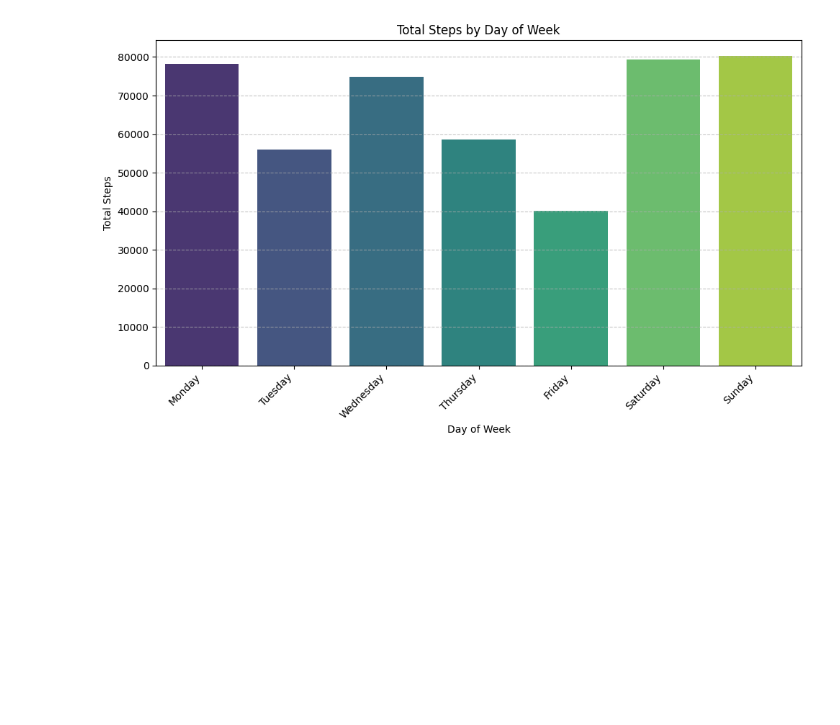
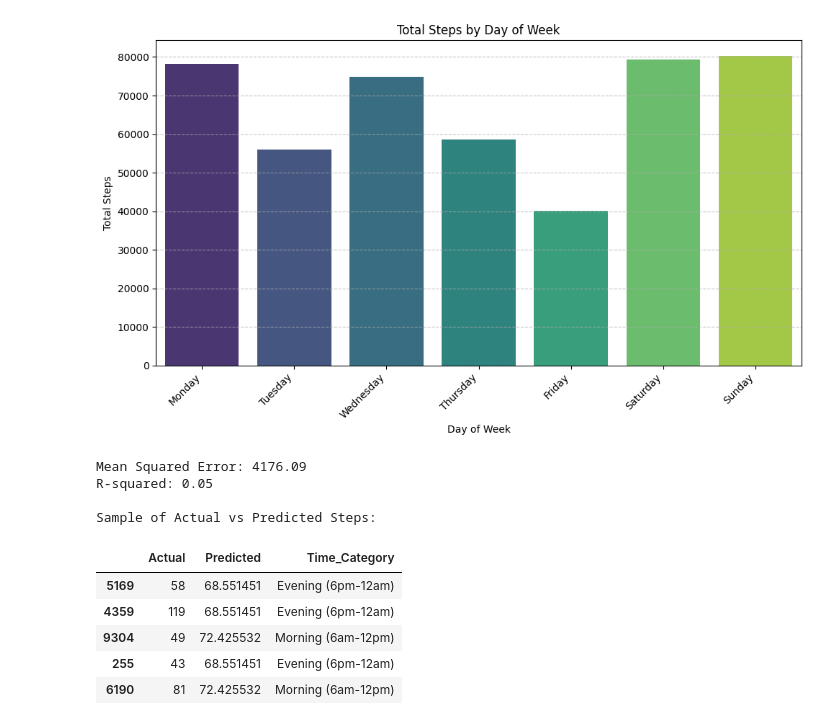
Before and after one commit to Atul723/colab_sheets, a Jupyter notebook: steps.ipynb, the cells around one changed output. Cells and saved outputs as stored; diff of their text form; code cells hidden in the pictures; blank space fills up the shorter version.

Commit message:
applying linear regression on steps

```diff
--- a/steps.ipynb
+++ b/steps.ipynb
@@ -243,3 +243,59 @@ Passing `palette` without assigning `hue` is deprecated and will be removed in v
 
   sns.barplot(x=steps_by_dayofweek.index, y=steps_by_dayofweek.values, palette='viridis')
 [figure]
+# %%
+from sklearn.linear_model import LinearRegression
+from sklearn.preprocessing import OneHotEncoder
+from sklearn.compose import ColumnTransformer
+from sklearn.pipeline import Pipeline
+from sklearn.model_selection import train_test_split
+from sklearn.metrics import mean_squared_error, r2_score
+
+# Prepare data for modeling
+X = df[['Time_Category']]
+y = df['Steps']
+
+# Preprocessing for categorical features (Time_Category)
+preprocessor = ColumnTransformer(
+    transformers=[
+        ('cat', OneHotEncoder(handle_unknown='ignore'), ['Time_Category'])
+    ], remainder='passthrough'
+)
+
+# Pipeline with preprocessing and a linear regression model
+model = Pipeline(steps=[
+    ('preprocessor', preprocessor),
+    ('regressor', LinearRegression())
+])
+
+# Spliting the data into training and testing sets
+X_train, X_test, y_train, y_test = train_test_split(X, y, test_size=0.2, random_state=42)
+
+# Training the model
+model.fit(X_train, y_train)
+
+# Making predictions on the test set
+y_pred = model.predict(X_test)
+
+# Evaluating the model
+mse = mean_squared_error(y_test, y_pred)
+r2 = r2_score(y_test, y_pred)
+
+print(f"Mean Squared Error: {mse:.2f}")
+print(f"R-squared: {r2:.2f}")
+
+
+prediction_df = pd.DataFrame({'Actual': y_test, 'Predicted': y_pred, 'Time_Category': X_test['Time_Category']})
+print("\nSample of Actual vs Predicted Steps:")
+display(prediction_df.head())
+# %% [output]
+Mean Squared Error: 4176.09
+R-squared: 0.05
+
+Sample of Actual vs Predicted Steps:
+|  | Actual | Predicted | Time_Category |
+| 5169 | 58 | 68.551451 | Evening (6pm-12am) |
+| 4359 | 119 | 68.551451 | Evening (6pm-12am) |
+| 9304 | 49 | 72.425532 | Morning (6am-12pm) |
+| 255 | 43 | 68.551451 | Evening (6pm-12am) |
+| 6190 | 81 | 72.425532 | Morning (6am-12pm) |
```
